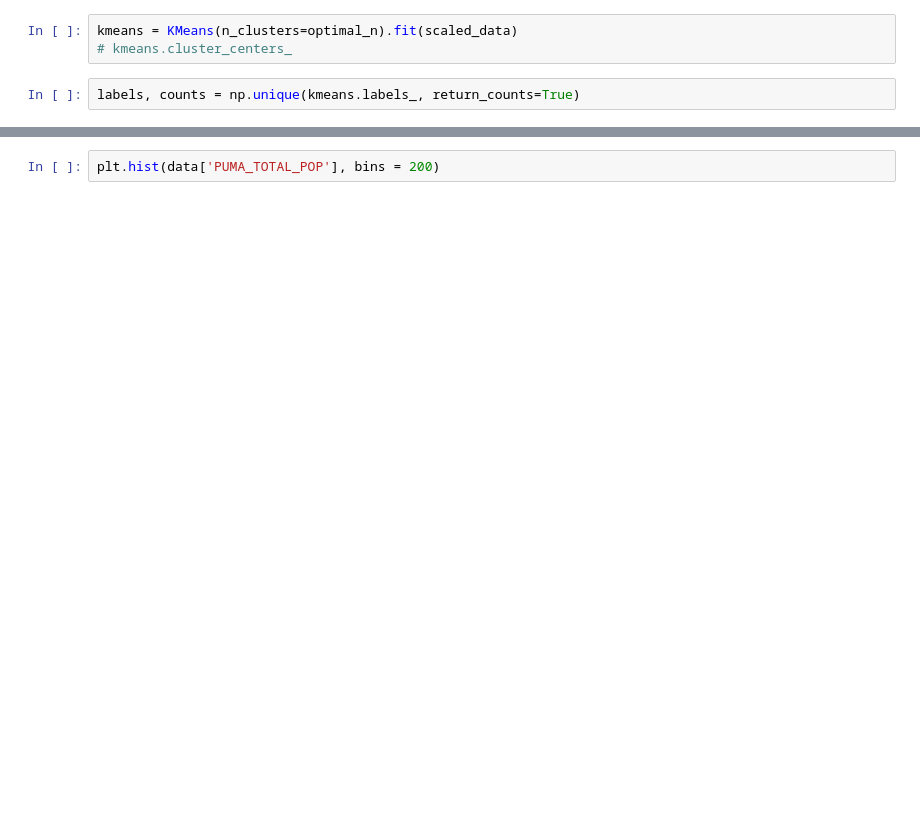
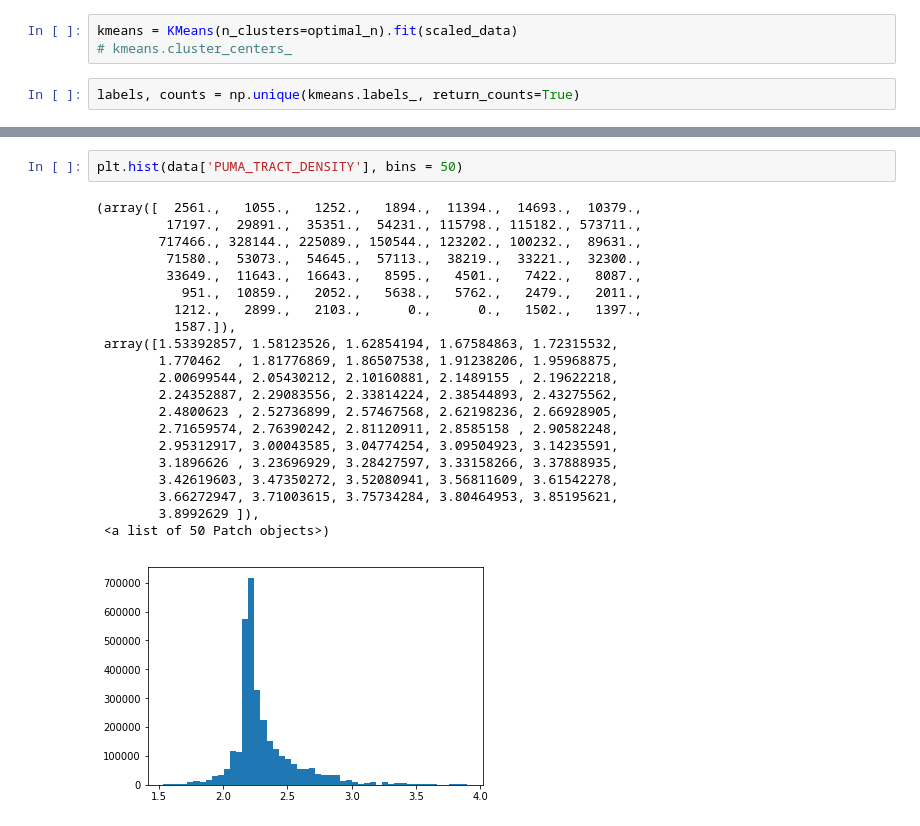
Before and after one commit to atran39/ModalAmerican, a Jupyter notebook: modal_american.ipynb, the cells around one changed output, grey strips where cells are left out. Saved outputs shown, nothing was run; the diff lists cells and outputs as text; blank space fills up the shorter version.

```diff
--- a/modal_american.ipynb
+++ b/modal_american.ipynb
@@ -205,2 +212,24 @@ cluster_decoder(cluster_centriods_rescaled)
 # %%
-plt.hist(data['PUMA_TOTAL_POP'], bins = 200)
+plt.hist(data['PUMA_TRACT_DENSITY'], bins = 50)
+# %% [output]
+(array([  2561.,   1055.,   1252.,   1894.,  11394.,  14693.,  10379.,
+         17197.,  29891.,  35351.,  54231., 115798., 115182., 573711.,
+        717466., 328144., 225089., 150544., 123202., 100232.,  89631.,
+         71580.,  53073.,  54645.,  57113.,  38219.,  33221.,  32300.,
+         33649.,  11643.,  16643.,   8595.,   4501.,   7422.,   8087.,
+           951.,  10859.,   2052.,   5638.,   5762.,   2479.,   2011.,
+          1212.,   2899.,   2103.,      0.,      0.,   1502.,   1397.,
+          1587.]),
+ array([1.53392857, 1.58123526, 1.62854194, 1.67584863, 1.72315532,
+        1.770462  , 1.81776869, 1.86507538, 1.91238206, 1.95968875,
+        2.00699544, 2.05430212, 2.10160881, 2.1489155 , 2.19622218,
+        2.24352887, 2.29083556, 2.33814224, 2.38544893, 2.43275562,
+        2.4800623 , 2.52736899, 2.57467568, 2.62198236, 2.66928905,
+        2.71659574, 2.76390242, 2.81120911, 2.8585158 , 2.90582248,
+        2.95312917, 3.00043585, 3.04774254, 3.09504923, 3.14235591,
+        3.1896626 , 3.23696929, 3.28427597, 3.33158266, 3.37888935,
+        3.42619603, 3.47350272, 3.52080941, 3.56811609, 3.61542278,
+        3.66272947, 3.71003615, 3.75734284, 3.80464953, 3.85195621,
+        3.8992629 ]),
+ <a list of 50 Patch objects>)
+[figure, added]
```
Also changed, not shown: parts of 11 cells of this notebook.
